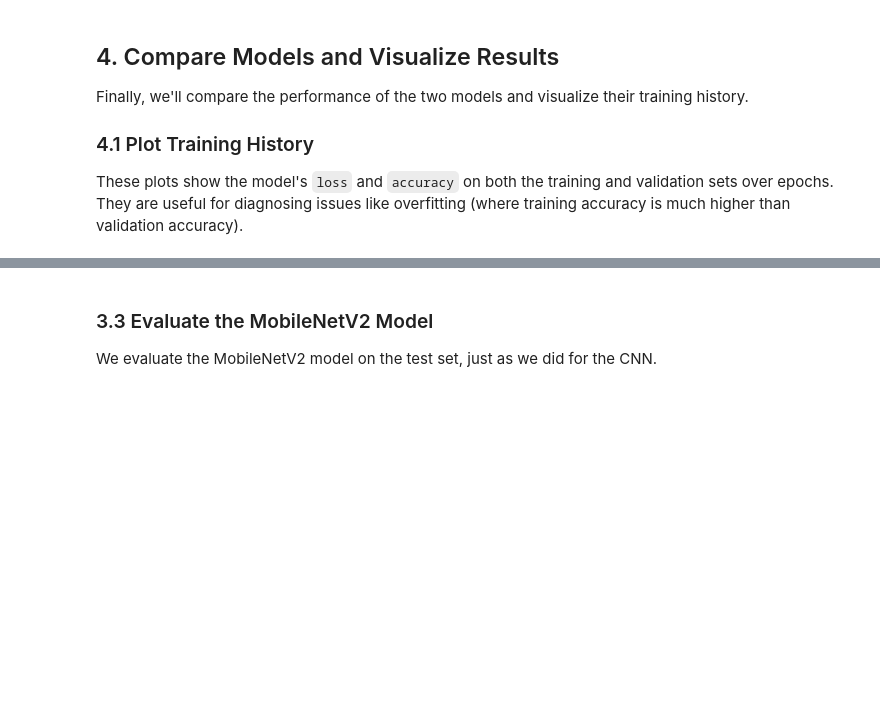
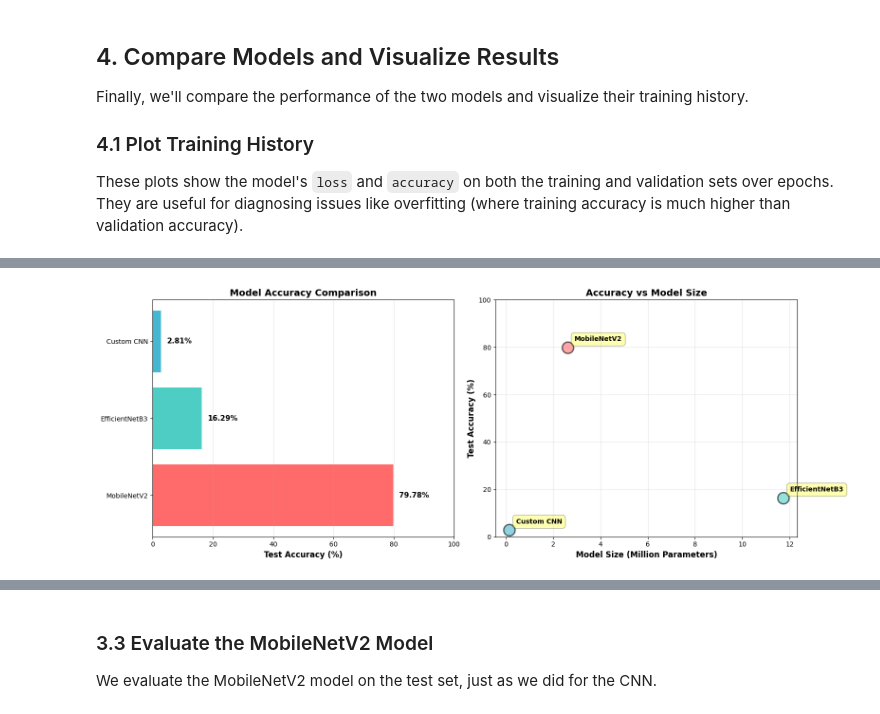
Before and after one commit to Santosh9519424222/boat-classification, a Jupyter notebook: boat-classification.ipynb, the cells around one changed output, grey strips where cells are left out. Saved outputs shown, nothing was run; the diff lists cells and outputs as text; code cells hidden in the pictures; blank space fills up the shorter version.

```diff
--- a/boat-classification.ipynb
+++ b/boat-classification.ipynb
@@ -172,0 +458,76 @@ plt.show()
+# %%
+import pandas as pd
+
+print("📊 MODEL COMPARISON")
+print("=" * 90)
+
+# Create comparison dataframe
+models_comparison = pd.DataFrame({
+    'Model': ['Custom CNN', 'MobileNetV2', 'EfficientNetB3'],
+    'Test Accuracy (%)': [
+        test_acc * 100,
+        test_acc_mobilenet * 100,
+        test_acc_efficientnet * 100
+    ],
+    'Parameters (M)': [
+        cnn_model.count_params() / 1e6,
+        mobilenet_model.count_params() / 1e6,
+        efficientnet_model.count_params() / 1e6
+    ]
+})
+
+# Sort by accuracy
+models_comparison = models_comparison.sort_values('Test Accuracy (%)', ascending=False)
+
+# Display table
+print("\n📋 Accuracy Comparison:")
+print(models_comparison.to_string(index=False))
+
+# Create visualization
+fig, (ax1, ax2) = plt.subplots(1, 2, figsize=(16, 6))
+
+# Accuracy bar chart
+colors = ['#ff6b6b', '#4ecdc4', '#45b7d1']
+bars = ax1.barh(models_comparison['Model'], models_comparison['Test Accuracy (%)'], color=colors)
+ax1.set_xlabel('Test Accuracy (%)', fontsize=12, fontweight='bold')
+ax1.set_title('Model Accuracy Comparison', fontsize=14, fontweight='bold')
+ax1.grid(axis='x', alpha=0.3)
+ax1.set_xlim(0, 100)
+
+# Add percentage labels on bars
+for i, (bar, acc) in enumerate(zip(bars, models_comparison['Test Accuracy (%)'])):
+    ax1.text(acc + 2, bar.get_y() + bar.get_height()/2,
+             f'{acc:.2f}%', va='center', fontweight='bold', fontsize=11)
+
+# Accuracy vs Parameters scatter plot
+ax2.scatter(models_comparison['Parameters (M)'],
+            models_comparison['Test Accuracy (%)'],
+            s=300, alpha=0.6, c=colors, edgecolors='black', linewidth=2)
+
+# Add labels to points
+for i, row in models_comparison.iterrows():
+    ax2.annotate(row['Model'],
+                (row['Parameters (M)'], row['Test Accuracy (%)']),
+                xytext=(10, 10), textcoords='offset points',
+                fontsize=10, fontweight='bold',
+                bbox=dict(boxstyle='round,pad=0.5', facecolor='yellow', alpha=0.3))
+
+ax2.set_xlabel('Model Size (Million Parameters)', fontsize=12, fontweight='bold')
+ax2.set_ylabel('Test Accuracy (%)', fontsize=12, fontweight='bold')
+ax2.set_title('Accuracy vs Model Size', fontsize=14, fontweight='bold')
+ax2.grid(alpha=0.3)
+ax2.set_ylim(0, 100)
+
+plt.tight_layout()
+plt.show()
+
+# Find best model
+best_model_name = models_comparison.iloc[0]['Model']
+best_accuracy = models_comparison.iloc[0]['Test Accuracy (%)']
+
+print(f"\n{'='*90}")
+print(f"🏆 WINNER: {best_model_name}")
+print(f"   Accuracy: {best_accuracy:.2f}%")
+print(f"   Status: {'✅ Ready for deployment!' if best_accuracy > 80 else '⚠️ Consider more training'}")
+print(f"{'='*90}")
+# %% [output]
@@ -172,0 +542 @@ plt.show()
+[figure, added]
```
Also changed, not shown: parts of 30 cells of this notebook, 7 other files.
